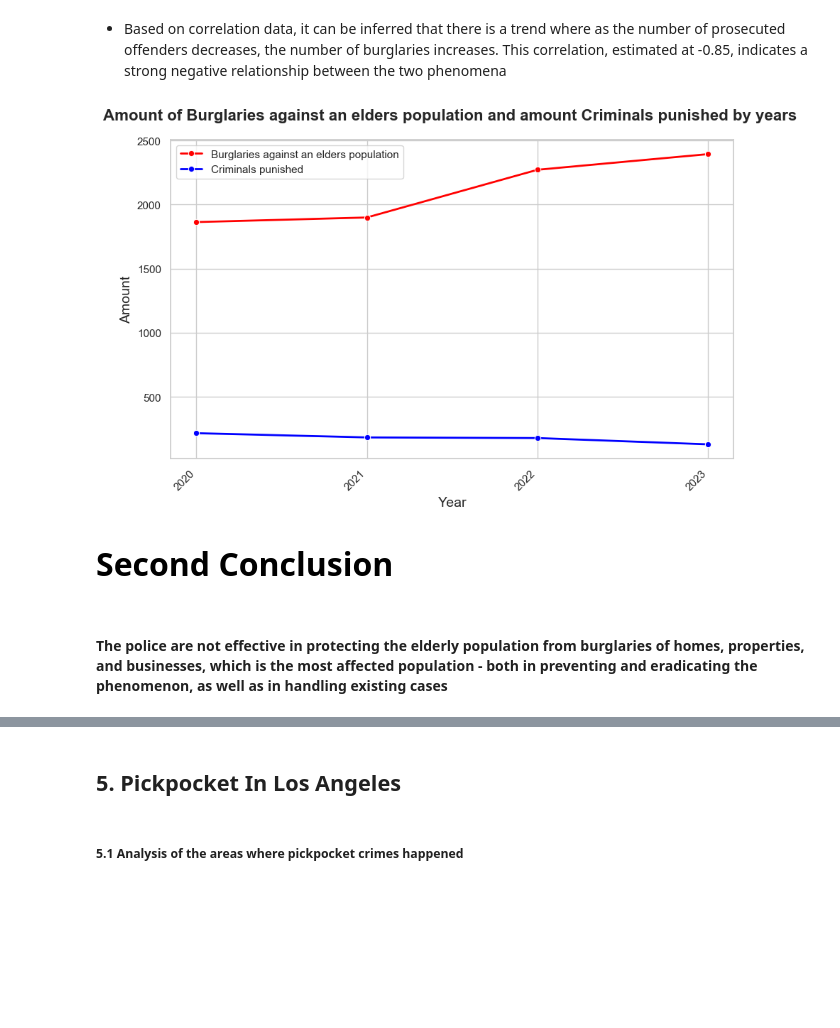
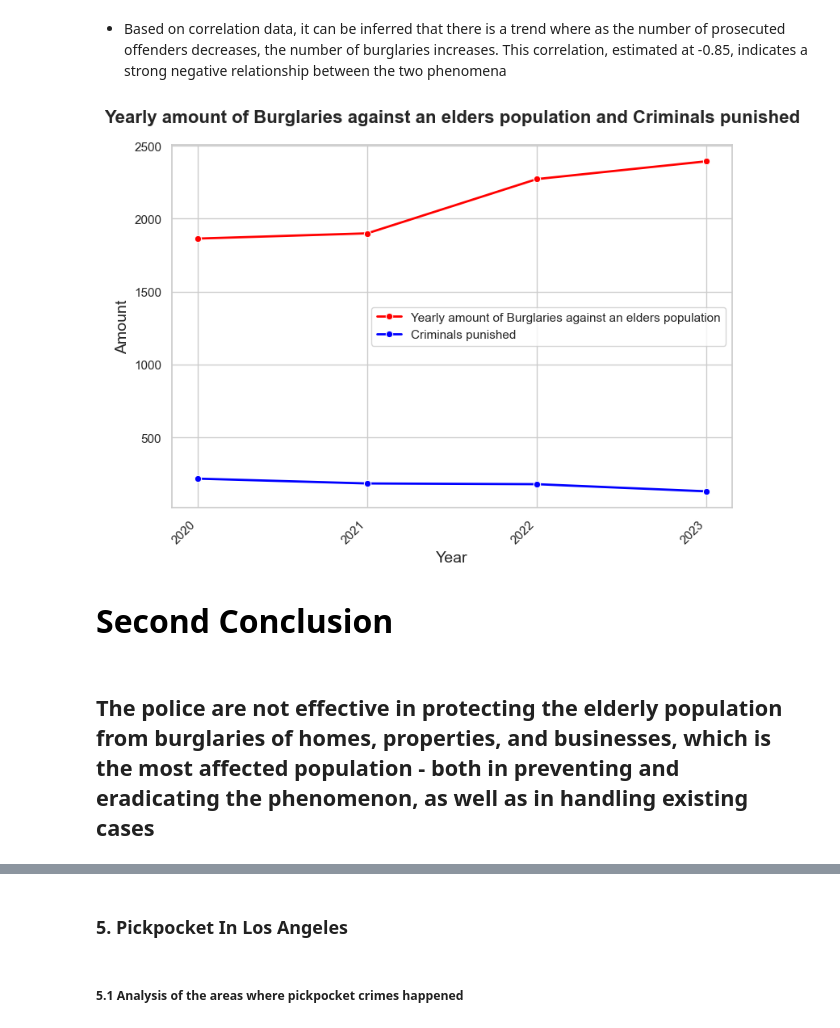
Before and after one commit to BareLevi/Data_Analysis_Final_Project, a Jupyter notebook: data_analysis_project_final.ipynb, the cells around one changed output, grey strips where cells are left out. Cells and saved outputs as stored; diff of their text form; code cells hidden in the pictures; blank space fills up the shorter version.

```diff
--- a/data_analysis_project_final.ipynb
+++ b/data_analysis_project_final.ipynb
@@ -686,29 +686,28 @@ plt.show()
 # %%
 sns.set_theme(style="whitegrid")
 
 
 final_df['year'] = final_df['year'].astype(int)
 result_df['year'] = result_df['year'].astype(int)
 
 
-plt.figure(figsize=(9,6))
+plt.figure(figsize=(8, 6))
 
 
-sns.lineplot(x='year', y='amount_burglaries', data=final_df, color='red', marker='o', linestyle='-', linewidth=2, markersize=6, label='Burglaries against an elders population')
+sns.lineplot(x='year', y='amount_burglaries', data=final_df, color='red', marker='o', linestyle='-', linewidth=2, markersize=6, label='Yearly amount of Burglaries against an elders population')
 sns.lineplot(x='year', y='criminals_punished', data=result_df, color='blue', marker='o', linestyle='-', linewidth=2, markersize=6, label='Criminals punished')
 
 plt.xlabel('Year', fontsize=14)
 plt.ylabel('Amount', fontsize=14)
-plt.title('Amount of Burglaries against an elders population and amount Criminals punished by years ', fontsize=16, fontweight='bold', pad=20)
+plt.title('Yearly amount of Burglaries against an elders population and Criminals punished', fontsize=16, fontweight='bold', pad=20)
 plt.xticks(rotation=45, ha='right')
 plt.gca().xaxis.set_major_locator(plt.MaxNLocator(integer=True))
 plt.grid(True)
-plt.legend(loc='upper left', bbox_to_anchor=(2,2), prop={'size': 6})
 plt.legend()
 plt.tight_layout()
 plt.show()
 # %% [output]
-[figure, old version]
+[figure, new version]
 # %% [markdown]
 <div style="
     text-align: left;
@@ -722,13 +721,13 @@ plt.show()
     Second Conclusion
 </div>
 # %% [markdown]
-#### The police are not effective in protecting the elderly population from burglaries of homes, properties, and businesses, which is the most affected population - both in preventing and eradicating the phenomenon, as well as in handling existing cases
+## The police are not effective in protecting the elderly population from burglaries of homes, properties, and businesses, which is the most affected population - both in preventing and eradicating the phenomenon, as well as in handling existing cases
 # %% [markdown]
 <div style="text-align:center;">
     <img src="https://github.com/BareLevi/Project_Ella_Tomer_Barel/blob/main/a_boy_are_arrested.jpg?raw=true" alt="תיאור התמונה" style="width: 30%;">
 </div>
 # %% [markdown]
-## 5. Pickpocket In Los Angeles <a id="section5"></a>
+### 5. Pickpocket In Los Angeles <a id="section5"></a>
 # %% [markdown]
 ##### 5.1 Analysis of the areas where pickpocket crimes happened
 # %%
```
Also changed, not shown: parts of 29 cells of this notebook.
